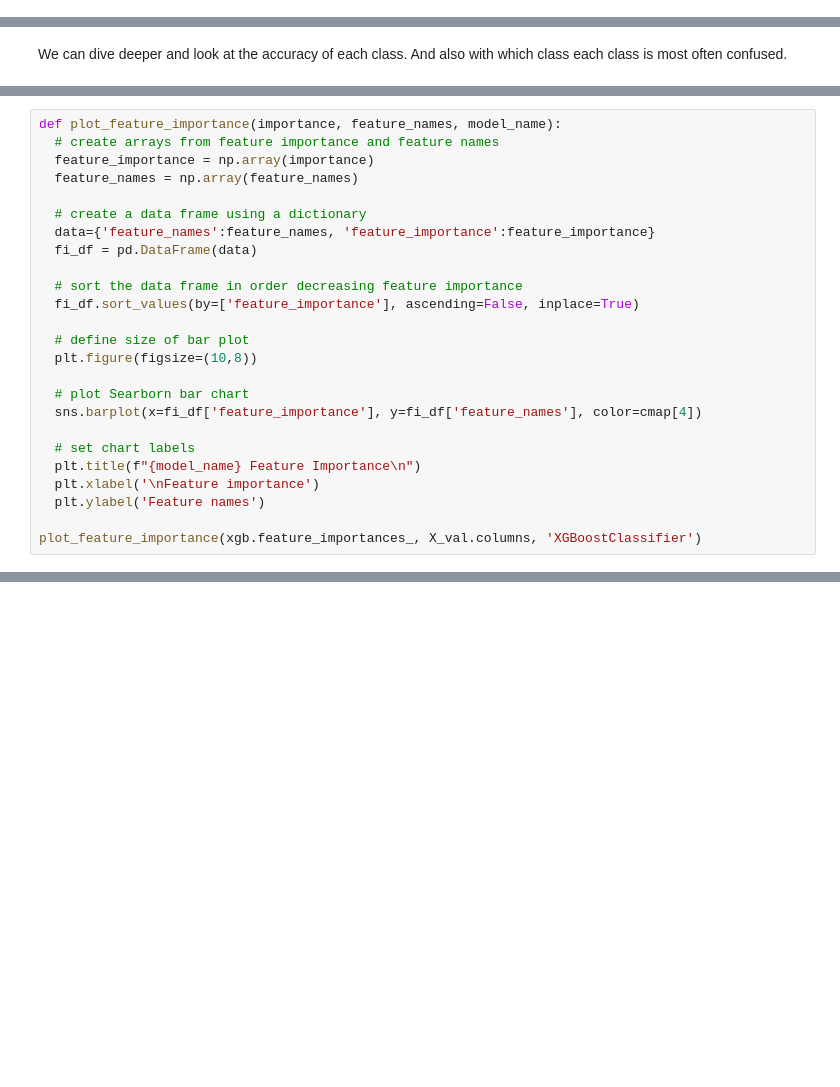
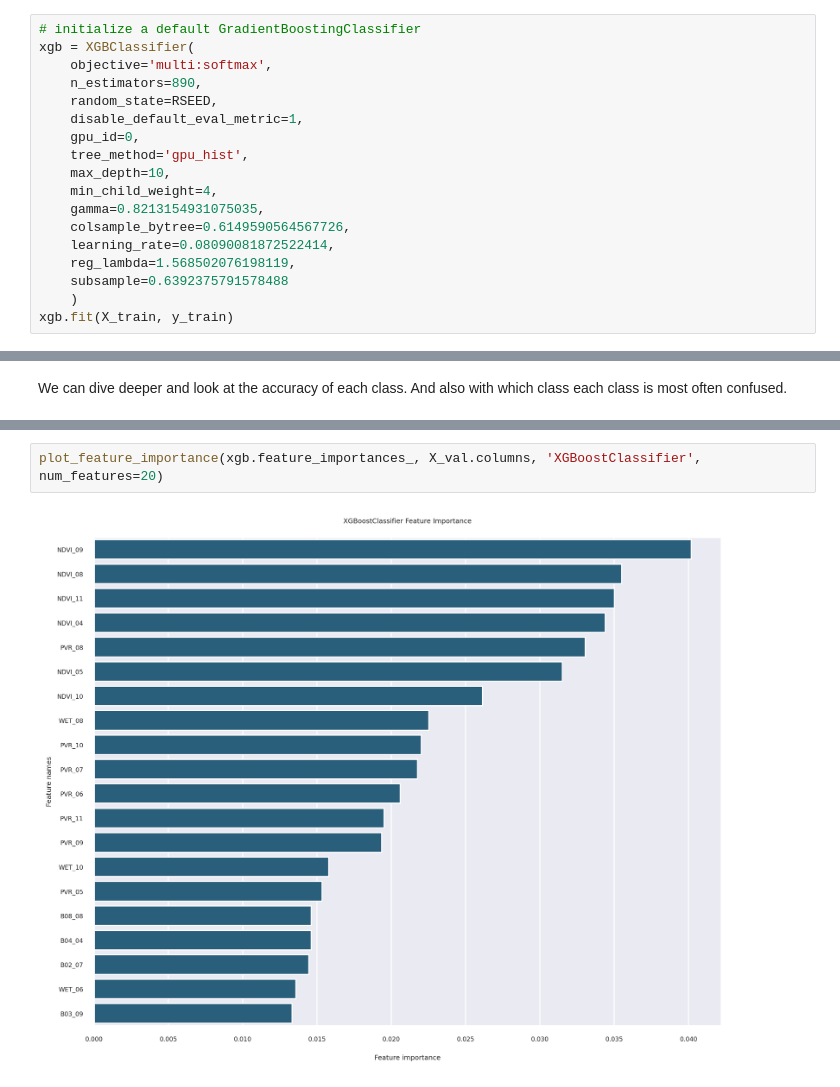
Before and after one commit to Fbehr-data/Radiant-Earth-Spot-Crop, a Jupyter notebook: notebooks/gradient_boost_model.ipynb, the cells around one changed output, grey strips where cells are left out. Saved outputs shown, nothing was run; the diff lists cells and outputs as text; blank space fills up the shorter version.

Commit message:
Added error analysis plots, updated the model, added EDA of the model performance, added EDA functions.

```diff
--- a/notebooks/gradient_boost_model.ipynb
+++ b/notebooks/gradient_boost_model.ipynb
@@ -544,0 +793,18 @@ Cross-entropy on test data: 0.564
+# %%
+# initialize a default GradientBoostingClassifier
+xgb = XGBClassifier(
+    objective='multi:softmax',
+    n_estimators=890,
+    random_state=RSEED,
+    disable_default_eval_metric=1,
+    gpu_id=0,
+    tree_method='gpu_hist',
+    max_depth=10,
+    min_child_weight=4,
+    gamma=0.8213154931075035,
+    colsample_bytree=0.6149590564567726,
+    learning_rate=0.08090081872522414,
+    reg_lambda=1.568502076198119,
+    subsample=0.6392375791578488
+    )
+xgb.fit(X_train, y_train)
@@ -677,25 +898,0 @@ plot_label_accuracy(accuracies_df)
-# %%
-def plot_feature_importance(importance, feature_names, model_name):
-  # create arrays from feature importance and feature names
-  feature_importance = np.array(importance)
-  feature_names = np.array(feature_names)
-
-  # create a data frame using a dictionary
-  data={'feature_names':feature_names, 'feature_importance':feature_importance}
-  fi_df = pd.DataFrame(data)
-
-  # sort the data frame in order decreasing feature importance
-  fi_df.sort_values(by=['feature_importance'], ascending=False, inplace=True)
-
-  # define size of bar plot
-  plt.figure(figsize=(10,8))
-
-  # plot Searborn bar chart
-  sns.barplot(x=fi_df['feature_importance'], y=fi_df['feature_names'], color=cmap[4])
-
-  # set chart labels
-  plt.title(f"{model_name} Feature Importance\n")
-  plt.xlabel('\nFeature importance')
-  plt.ylabel('Feature names')
-
-plot_feature_importance(xgb.feature_importances_, X_val.columns, 'XGBoostClassifier')
@@ -706,0 +903,4 @@ plot_feature_importance(xgb.feature_importances_, X_val.columns, 'XGBoostClassif
+# %%
+plot_feature_importance(xgb.feature_importances_, X_val.columns, 'XGBoostClassifier', num_features=20)
+# %% [output]
+[figure, added]
```
Also changed, not shown: parts of 37 cells of this notebook, 8 other files.
